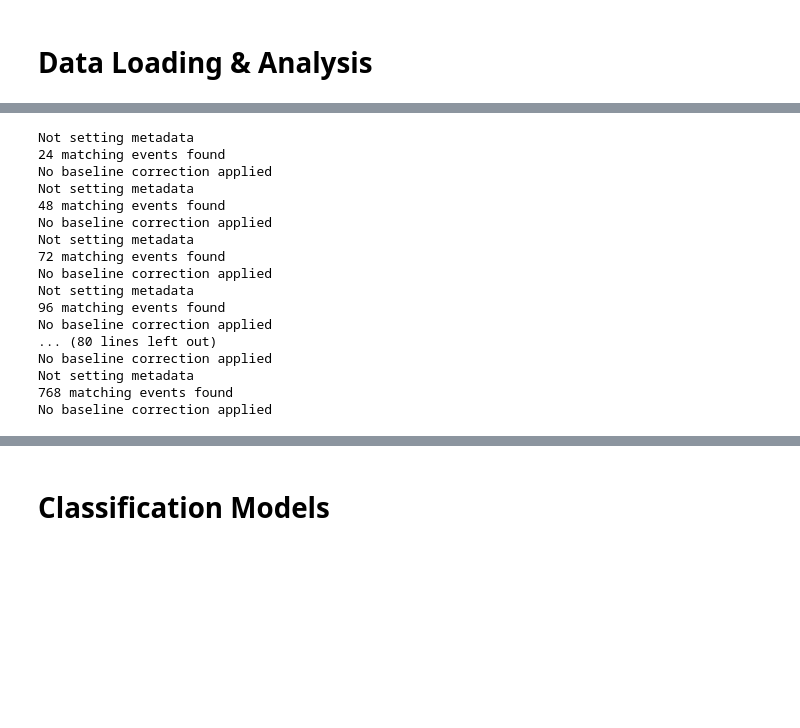
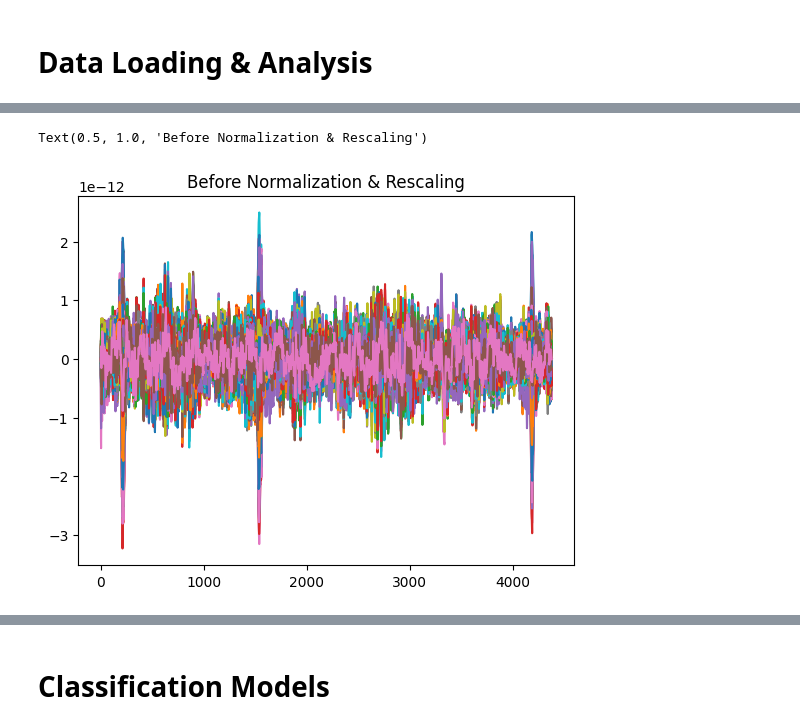
Before and after one commit to Jagoda222/DL_assignment2, a Jupyter notebook: DL_MEG_A2.ipynb, the cells around one changed output, grey strips where cells are left out. Drawn from its saved outputs; the diff is of its cells as text; code cells hidden in the pictures; blank space fills up the shorter version.

```diff
--- a/DL_MEG_A2.ipynb
+++ b/DL_MEG_A2.ipynb
@@ -53,8 +53,14 @@ with h5py.File(filename_path, 'r') as f:
 
 plt.figure(figsize=(15, 6))
 
+bad = []
 for i in range(matrix.shape[0]):  # 248 sensors (rows)
     plt.plot(matrix[i], alpha=0.5)  # `alpha` adds transparency to avoid overlap
+    if np.max(np.abs(matrix[i])) > 2e-11:
+        bad.append(i)
+
+
+print('Bad channels:', bad)
 
 plt.xlabel('Time')
 plt.ylabel('Magnetometer Value')
@@ -118,8 +143,9 @@ for fname in sorted(files):
 # %%
+single_sample = raws[0]
 print(f"Number of recordings: {len(raws)}")
 print(f"Unique tasks: {set(labels)}")
-print(f"Info: {raw.info}")
-data, times = raw[:, :]  # shape: (n_channels, n_times)
+print(f"Info: {single_sample.info}")
+data, times = single_sample[:, :]  # shape: (n_channels, n_times)
 print("Min value:", data.min())
 print("Max value:", data.max())
 # %% [output]
@@ -231,22 +245,9 @@ def time_wise_norm(data):
-# %%
-downsampled_data = downsampling(raws, 500)
-filtered_data = bandpass_filter(downsampled_data, 1, 40)
-epoched_data, epoched_labels = epoching(filtered_data, labels, 1)
-# %% [output]
-Not setting metadata
-24 matching events found
-No baseline correction applied
-Not setting metadata
-48 matching events found
-No baseline correction applied
-Not setting metadata
-72 matching events found
-No baseline correction applied
-Not setting metadata
-96 matching events found
-No baseline correction applied
-... (80 lines left out)
-No baseline correction applied
-Not setting metadata
-768 matching events found
-No baseline correction applied
+# %%
+filtered_data = bandpass_filter(raws, 1, 40)
+downsampled_data = downsampling(filtered_data, 250)
+# %%
+plt.plot(downsampled_data[0].transpose(1,0))
+plt.title(f"Before Normalization & Rescaling")
+# %% [output]
+Text(0.5, 1.0, 'Before Normalization & Rescaling')
+[figure, added]
```
Also changed, not shown: parts of 37 cells of this notebook.
